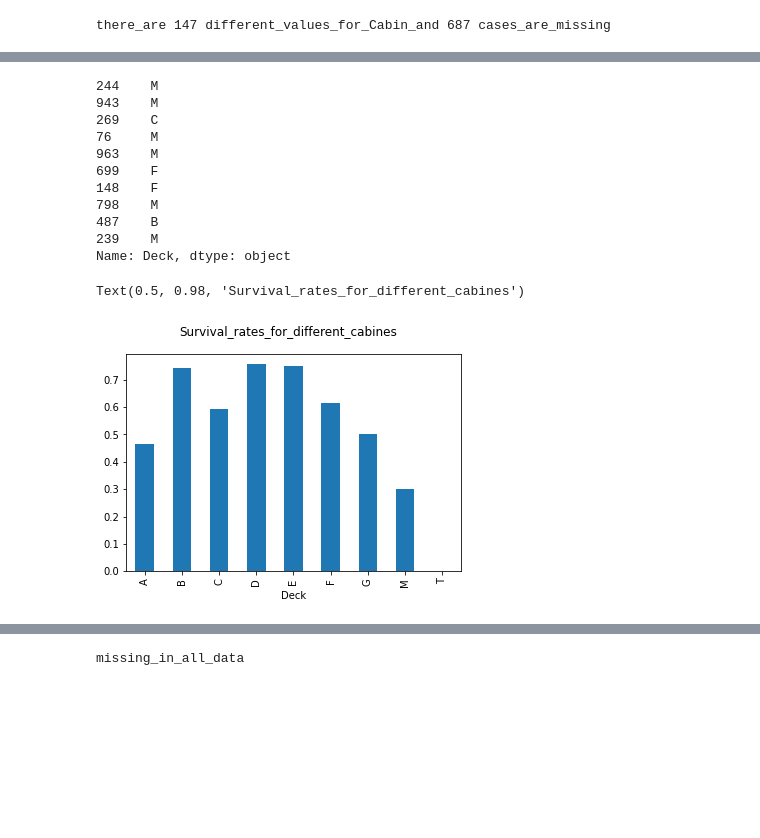
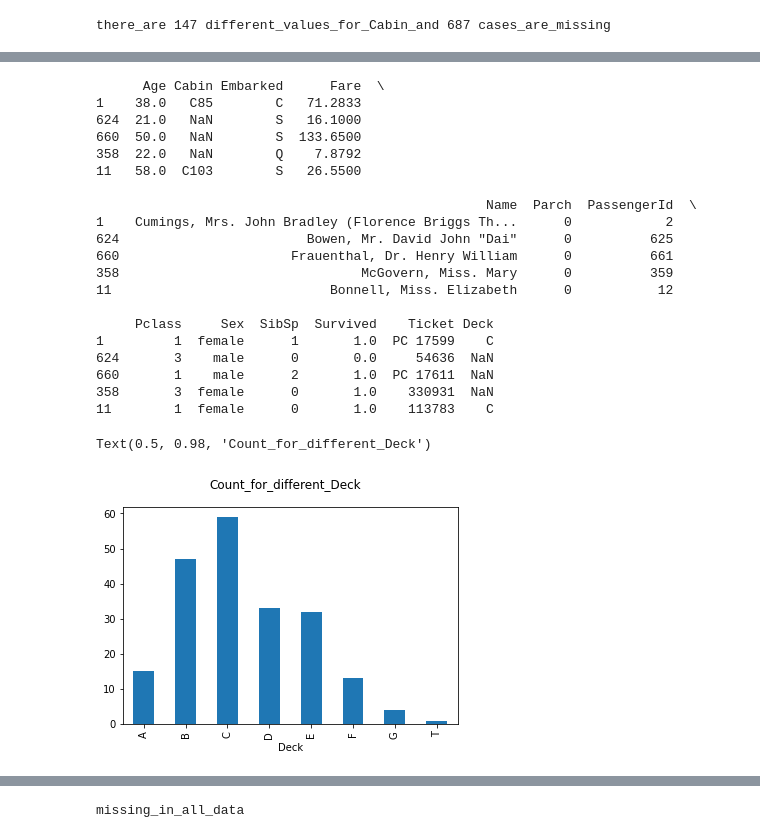
Before and after one commit to johnhhu2020/Kaggle-Machine-Learning-Feature-Engineering, a Jupyter notebook: 87%_Titanic_MachineLearning.ipynb, the cells around one changed output, grey strips where cells are left out. Drawn from its saved outputs; the diff is of its cells as text; code cells hidden in the pictures; blank space fills up the shorter version.

```diff
--- a/87%_Titanic_MachineLearning.ipynb
+++ b/87%_Titanic_MachineLearning.ipynb
@@ -224,24 +310,56 @@ there_are 147 different_values_for_Cabin_and 687 cases_are_missing
 # %%
 #keep all first letters of Cabin in new variable and use "M" for each missing
-df_all['Deck']=df_all['Cabin'].apply(lambda s:s[0] if pd.notnull(s) else 'M')
+###JHU any better way to do this?
+#####################################################################################################################################
 
-print(df_all['Deck'].sample(10))
+df_all['Deck']=df_all['Cabin'].apply(lambda s:s[0] if pd.notnull(s) else s)
 
+#df_all['Deck']=df_all['Cabin'].apply(lambda s:s[0] if pd.notnull(s) else df_all.groupby(['Pclass','Fare'])['Cabin'].median())
+
+
+#
+#df_all['Deck']=df_all(['Pclass','Fare'])['Cabin'].apply(lambda s:s[0] if pd.notnull(s) else 'M')
+
+
+print(df_all.sample(5))
 import matplotlib.pyplot as pl
 
-df_all[['Deck','Survived']].groupby('Deck')['Survived'].mean().plot(kind='bar')
-pl.suptitle('Survival_rates_for_different_cabines')
+df_all.groupby('Deck')['Survived'].count().plot(kind='bar')
+pl.suptitle('Count_for_different_Deck')
+
+
+##
+#orders['item_price'] = orders.item_price.str.replace('$', '').astype(float)
+
+
+##
+#df_all['Age']=df_all.groupby(['Pclass','Sex'])['Age'].apply(lambda x:x.fillna(x.median()))
+#df_all.sample(5)
+
+
+#
+#df_all[['Deck','Survived']].groupby('Deck')['Survived'].mean().plot(kind='bar')
+#pl.suptitle('Survival_rates_for_different_cabines')
 # %% [output]
-244    M
-943    M
-269    C
-76     M
-963    M
-699    F
-148    F
-798    M
-487    B
-239    M
-Name: Deck, dtype: object
+      Age Cabin Embarked      Fare  \
+1    38.0   C85        C   71.2833
+624  21.0   NaN        S   16.1000
+660  50.0   NaN        S  133.6500
+358  22.0   NaN        Q    7.8792
+11   58.0  C103        S   26.5500
+
+                                                  Name  Parch  PassengerId  \
+1    Cumings, Mrs. John Bradley (Florence Briggs Th...      0            2
+624                        Bowen, Mr. David John "Dai"      0          625
+660                      Frauenthal, Dr. Henry William      0          661
+358                               McGovern, Miss. Mary      0          359
+11                            Bonnell, Miss. Elizabeth      0           12
+
+     Pclass     Sex  SibSp  Survived    Ticket Deck
+1         1  female      1       1.0  PC 17599    C
+624       3    male      0       0.0     54636  NaN
+660       1    male      2       1.0  PC 17611  NaN
+358       3  female      0       1.0    330931  NaN
+11        1  female      0       1.0    113783    C
-Text(0.5, 0.98, 'Survival_rates_for_different_cabines')
+Text(0.5, 0.98, 'Count_for_different_Deck')
-[figure, old version]
+[figure, new version]
```
Also changed, not shown: parts of 66 cells of this notebook.
